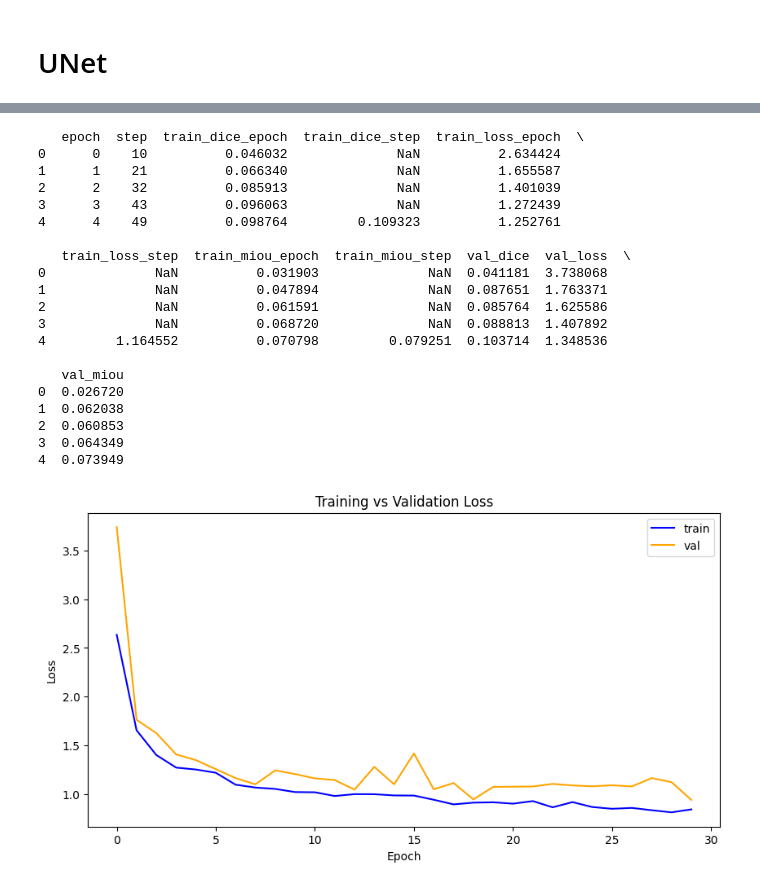
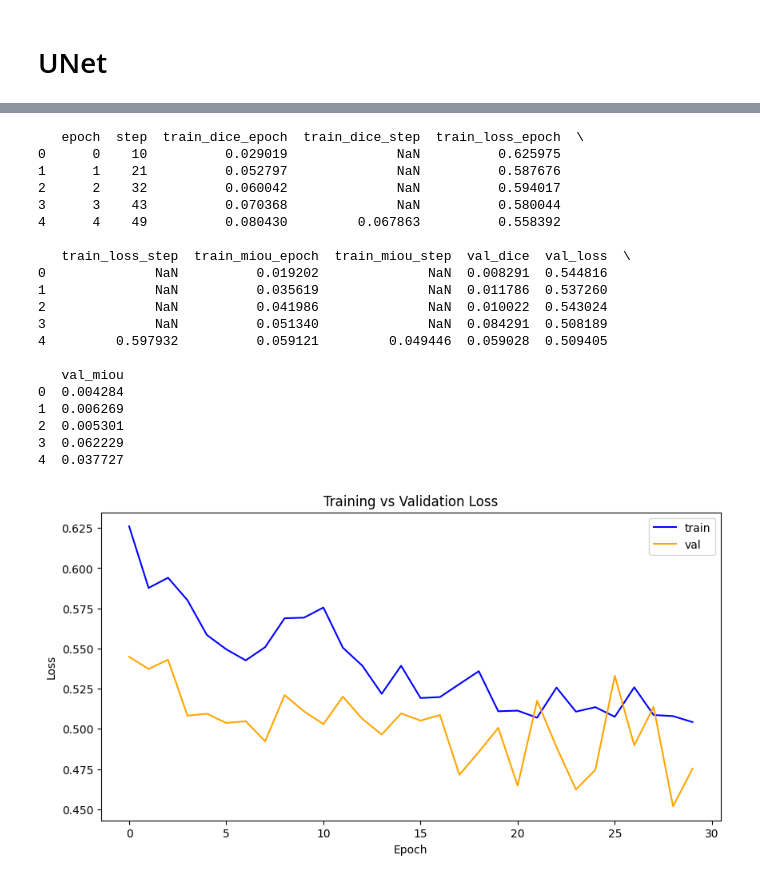
Before and after one commit to MariaGoico/CV_Semantic_Segmentation, a Jupyter notebook: Assignment_semantic_segmentation.ipynb, the cells around one changed output, grey strips where cells are left out. Cells and saved outputs as stored; diff of their text form; code cells hidden in the pictures.

```diff
--- a/Assignment_semantic_segmentation.ipynb
+++ b/Assignment_semantic_segmentation.ipynb
@@ -330,41 +330,41 @@ Epoch 8, global step 99: 'val_loss' was not in top 1
 Epoch 9, global step 110: 'val_loss' was not in top 1
 ... (20 outputs left out)
 # %%
-metric_df = pd.read_csv(f'{trainer.logger.log_dir}/metrics.csv')
+metric_df = pd.read_csv(f'experiments/ccp_unet/version_0/metrics.csv')
 metric_df = metric_df.groupby('epoch', as_index=False).first()
 print(metric_df.head())
 
 f, ax = plt.subplots(1, 1, figsize=(10, 5))
 metric_df.train_loss_epoch.plot(ax=ax, color='blue', label='train')
 metric_df.val_loss.plot(ax=ax, color='orange', label='val')
 
 ax.set_xlabel('Epoch')
 ax.set_ylabel('Loss')
 ax.set_title('Training vs Validation Loss')
 ax.legend()
 plt.show()
 # %% [output]
    epoch  step  train_dice_epoch  train_dice_step  train_loss_epoch  \
-0      0    10          0.046032              NaN          2.634424
-1      1    21          0.066340              NaN          1.655587
-2      2    32          0.085913              NaN          1.401039
-3      3    43          0.096063              NaN          1.272439
-4      4    49          0.098764         0.109323          1.252761
+0      0    10          0.029019              NaN          0.625975
+1      1    21          0.052797              NaN          0.587676
+2      2    32          0.060042              NaN          0.594017
+3      3    43          0.070368              NaN          0.580044
+4      4    49          0.080430         0.067863          0.558392
 
    train_loss_step  train_miou_epoch  train_miou_step  val_dice  val_loss  \
-0              NaN          0.031903              NaN  0.041181  3.738068
-1              NaN          0.047894              NaN  0.087651  1.763371
-2              NaN          0.061591              NaN  0.085764  1.625586
-3              NaN          0.068720              NaN  0.088813  1.407892
-4         1.164552          0.070798         0.079251  0.103714  1.348536
+0              NaN          0.019202              NaN  0.008291  0.544816
+1              NaN          0.035619              NaN  0.011786  0.537260
+2              NaN          0.041986              NaN  0.010022  0.543024
+3              NaN          0.051340              NaN  0.084291  0.508189
+4         0.597932          0.059121         0.049446  0.059028  0.509405
 
    val_miou
-0  0.026720
-1  0.062038
-2  0.060853
-3  0.064349
-4  0.073949
+0  0.004284
+1  0.006269
+2  0.005301
+3  0.062229
+4  0.037727
-[figure, old version]
+[figure, new version]
 # %%
 f, ax = plt.subplots(figsize=(10, 5))
 metric_df.train_miou_epoch.plot(ax=ax, label='train mIoU')
```
Also changed, not shown: parts of 28 cells of this notebook.
